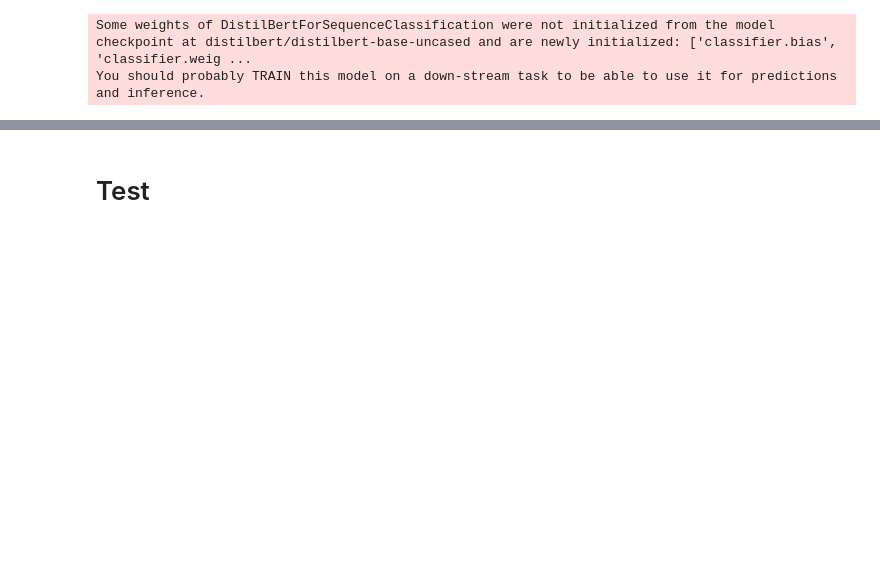
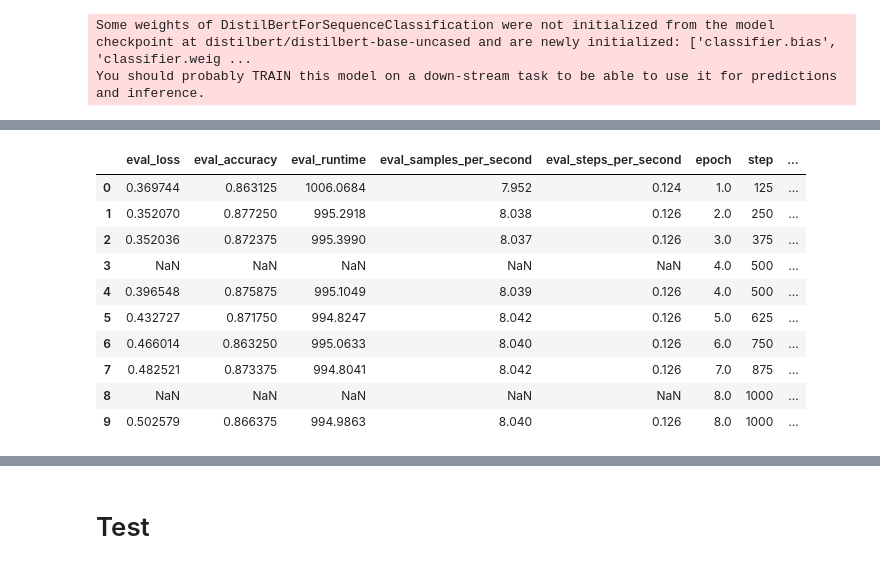
Before and after one commit to maestria-ds-eafit/proyecto-integrador-semestre-2, a Jupyter notebook: notebooks/sentiment_analysis_fine_tuning.ipynb, the cells around one changed output, grey strips where cells are left out. Saved outputs shown, nothing was run; the diff lists cells and outputs as text; code cells hidden in the pictures; blank space fills up the shorter version.

```diff
--- a/notebooks/sentiment_analysis_fine_tuning.ipynb
+++ b/notebooks/sentiment_analysis_fine_tuning.ipynb
@@ -65,8 +71,8 @@ model = AutoModelForSequenceClassification.from_pretrained(
 Some weights of DistilBertForSequenceClassification were not initialized from the model checkpoint at distilbert/distilbert-base-uncased and are newly initialized: ['classifier.bias', 'classifier.weig ...
 You should probably TRAIN this model on a down-stream task to be able to use it for predictions and inference.
 # %%
-small_train_dataset = tokenized_data_train.select(range(4000))
-small_eval_dataset = tokenized_data_validation.select(range(4000))
+small_train_dataset = tokenized_data_train.select(range(8000))
+small_eval_dataset = tokenized_data_validation.select(range(8000))
 # %%
 training_args = TrainingArguments(
     output_dir="../data/prediction_sentiment",
@@ -97,4 +115,18 @@ RuntimeError: MPS backend out of memory (MPS allocated: 17.20 GB, other allocati
 # %%
 df_results = pd.DataFrame(trainer.state.log_history)
+# %%
+df_results.head(10)
+# %% [output]
+|  | eval_loss | eval_accuracy | eval_runtime | eval_samples_per_second | eval_steps_per_second | epoch | step | ... |
+| 0 | 0.369744 | 0.863125 | 1006.0684 | 7.952 | 0.124 | 1.0 | 125 | ... |
+| 1 | 0.352070 | 0.877250 | 995.2918 | 8.038 | 0.126 | 2.0 | 250 | ... |
+| 2 | 0.352036 | 0.872375 | 995.3990 | 8.037 | 0.126 | 3.0 | 375 | ... |
+| 3 | NaN | NaN | NaN | NaN | NaN | 4.0 | 500 | ... |
+| 4 | 0.396548 | 0.875875 | 995.1049 | 8.039 | 0.126 | 4.0 | 500 | ... |
+| 5 | 0.432727 | 0.871750 | 994.8247 | 8.042 | 0.126 | 5.0 | 625 | ... |
+| 6 | 0.466014 | 0.863250 | 995.0633 | 8.040 | 0.126 | 6.0 | 750 | ... |
+| 7 | 0.482521 | 0.873375 | 994.8041 | 8.042 | 0.126 | 7.0 | 875 | ... |
+| 8 | NaN | NaN | NaN | NaN | NaN | 8.0 | 1000 | ... |
+| 9 | 0.502579 | 0.866375 | 994.9863 | 8.040 | 0.126 | 8.0 | 1000 | ... |
 # %%
 df_results.to_parquet("../data/prediction_sentiment_results/metrics.parquet")
```
Also changed, not shown: parts of 12 cells of this notebook, 3 other files.
